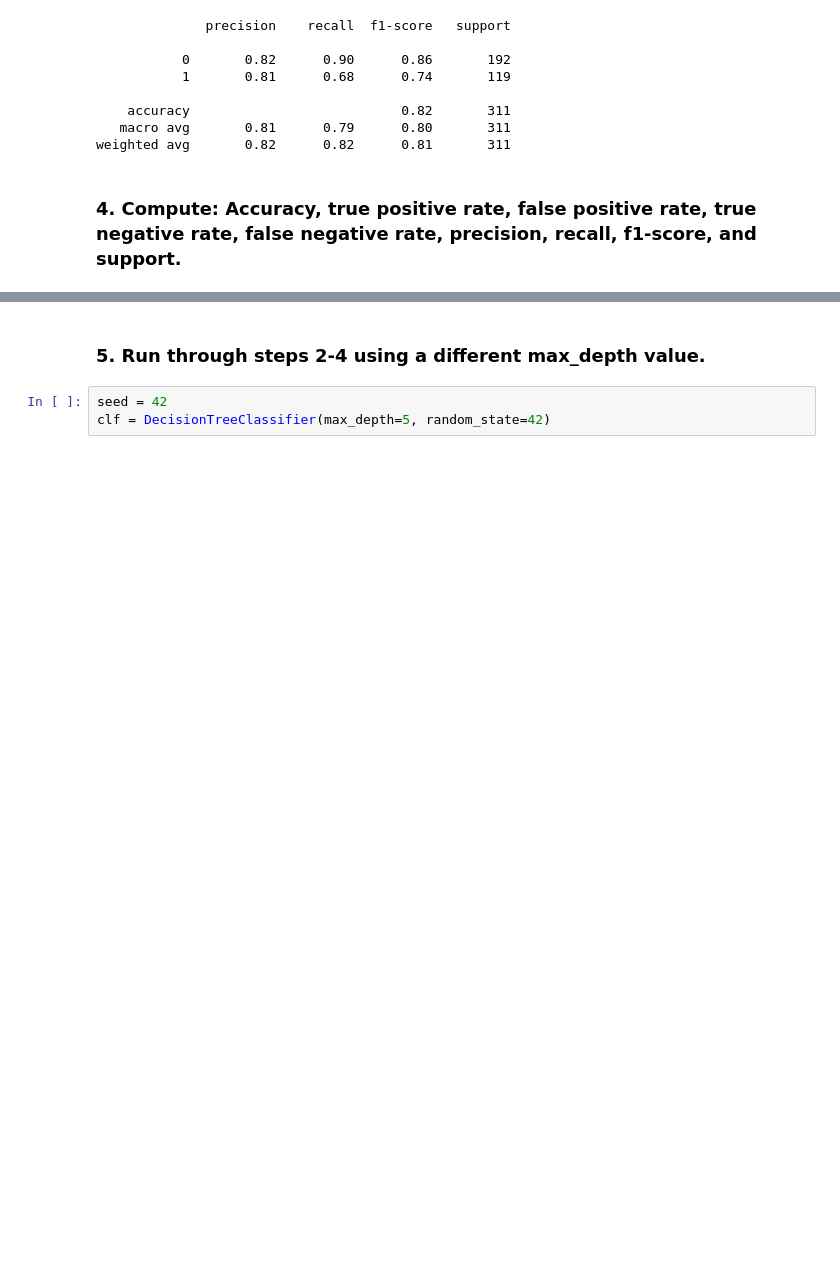
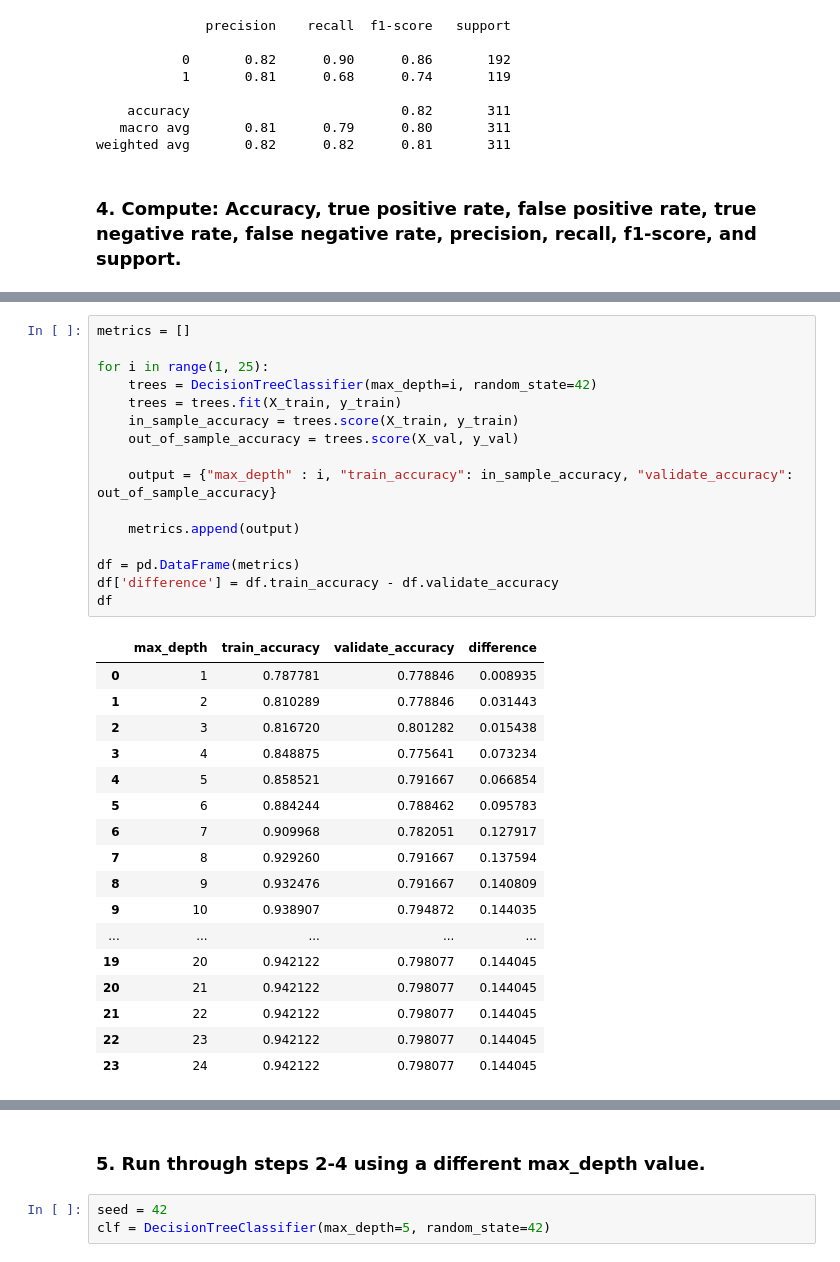
Before and after one commit to JoshuaHolt-Tech/classification-exercises, a Jupyter notebook: decision_tree.ipynb, the cells around one changed output, grey strips where cells are left out. Saved outputs shown, nothing was run; the diff lists cells and outputs as text; blank space fills up the shorter version.

```diff
--- a/decision_tree.ipynb
+++ b/decision_tree.ipynb
@@ -171,0 +218,34 @@ accuracy_score(y_val, y_val_pred)
+# %%
+metrics = []
+
+for i in range(1, 25):
+    trees = DecisionTreeClassifier(max_depth=i, random_state=42)
+    trees = trees.fit(X_train, y_train)
+    in_sample_accuracy = trees.score(X_train, y_train)
+    out_of_sample_accuracy = trees.score(X_val, y_val)
+
+    output = {"max_depth" : i, "train_accuracy": in_sample_accuracy, "validate_accuracy": out_of_sample_accuracy}
+
+    metrics.append(output)
+
+df = pd.DataFrame(metrics)
+df['difference'] = df.train_accuracy - df.validate_accuracy
+df
+# %% [output]
+|  | max_depth | train_accuracy | validate_accuracy | difference |
+| 0 | 1 | 0.787781 | 0.778846 | 0.008935 |
+| 1 | 2 | 0.810289 | 0.778846 | 0.031443 |
+| 2 | 3 | 0.816720 | 0.801282 | 0.015438 |
+| 3 | 4 | 0.848875 | 0.775641 | 0.073234 |
+| 4 | 5 | 0.858521 | 0.791667 | 0.066854 |
+| 5 | 6 | 0.884244 | 0.788462 | 0.095783 |
+| 6 | 7 | 0.909968 | 0.782051 | 0.127917 |
+| 7 | 8 | 0.929260 | 0.791667 | 0.137594 |
+| 8 | 9 | 0.932476 | 0.791667 | 0.140809 |
+| 9 | 10 | 0.938907 | 0.794872 | 0.144035 |
+| ... | ... | ... | ... | ... |
+| 19 | 20 | 0.942122 | 0.798077 | 0.144045 |
+| 20 | 21 | 0.942122 | 0.798077 | 0.144045 |
+| 21 | 22 | 0.942122 | 0.798077 | 0.144045 |
+| 22 | 23 | 0.942122 | 0.798077 | 0.144045 |
+| 23 | 24 | 0.942122 | 0.798077 | 0.144045 |
```
Also changed, not shown: parts of 30 cells of this notebook.
